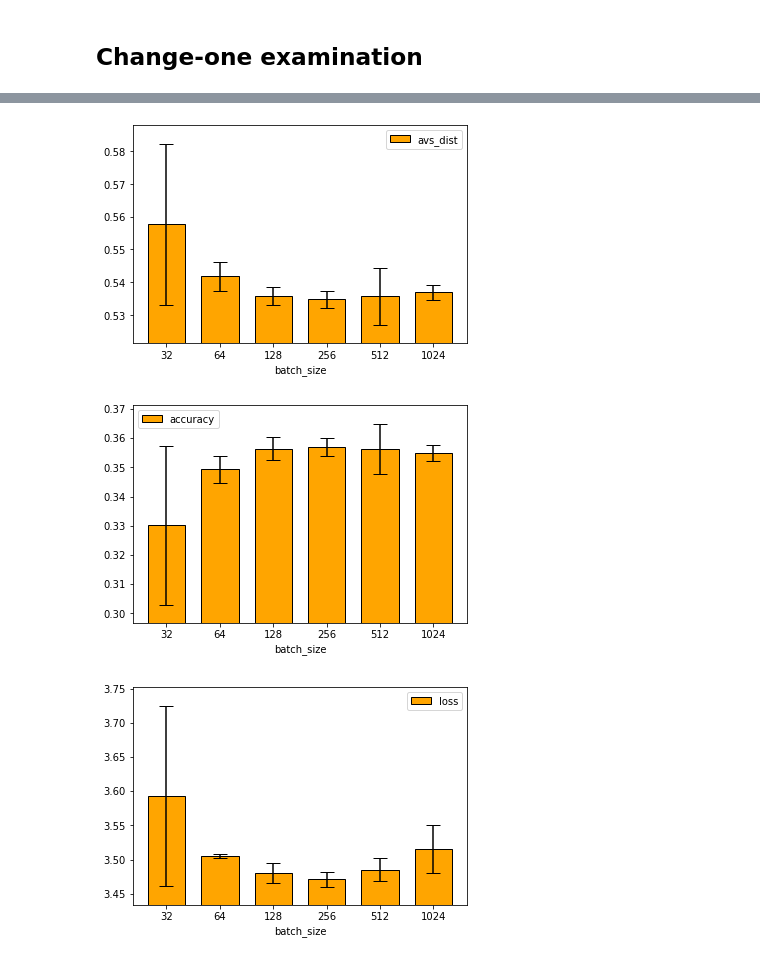
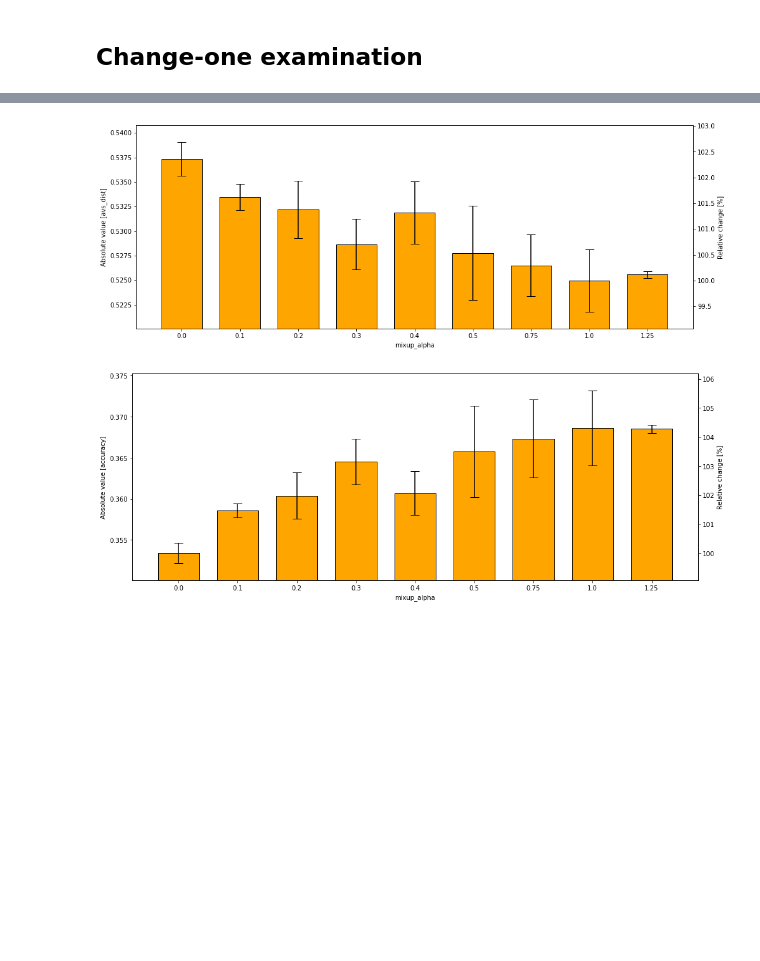
Before and after one commit to ronaldluc/DeepSaber, a Jupyter notebook: research/experiments/config_graphs.ipynb, the cells around one changed output, grey strips where cells are left out. Drawn from its saved outputs; the diff is of its cells as text; code cells hidden in the pictures; blank space fills up the shorter version.

Commit message:
feat(experiments): add multiple experiments run

```diff
--- a/research/experiments/config_graphs.ipynb
+++ b/research/experiments/config_graphs.ipynb
@@ -1,9 +1,11 @@
 # %% [markdown]
 ## Change-one examination
 # %%
+%matplotlib inline
+# %matplotlib notebook
 import pandas as pd
 import numpy as np
-df = pd.read_csv('../../data/experiments/batch_size.csv', index_col=0)
+df = pd.read_csv('../../data/experiments/mixup_alpha.csv', index_col=0)
 df.head()
 # %% [output]
 |  | loss | accuracy | avs_dist | avs_l1 | avs_l2 | history | elapsed |
@@ -34,34 +34,51 @@ res.head()
 # %%
 import matplotlib.pyplot as plt
 
+
 def plot_col(df, col, ylabel=''):
     barWidth = 0.7
-    mean = res[f'{col}_mean']
-    yer = res[f'{col}_std'] * 2
+    mean = df[f'{col}_mean']
+    norm_mean = mean / mean.min()
+    yer = df[f'{col}_std'] * 2
     yer = yer.fillna(0)
 
     # The x position of bars
     x_pos = np.arange(len(mean))
     bot, top = (mean - yer).min(), (mean + yer).max()
     padding = (top - bot) * 0.1
     bot, top = bot - padding, top + padding
 
+
+    fig = plt.figure(None, figsize=(16, 6,))
+
+    ax = fig.add_subplot(1, 1, 1)
+
     # Create bars
-    plt.bar(x_pos, mean, width = barWidth, color = 'orange', edgecolor = 'black', yerr=yer, capsize=7, label=f'{col}')
+    ax.bar(x_pos, mean, width = barWidth, color = 'orange', edgecolor = 'black', yerr=yer, capsize=7, label=f'{col}')
 
     # General layout
-    plt.xticks([x for x in range(len(mean))], df.index)
-    plt.xlabel(df.index.name)
-    plt.ylabel(ylabel)
-    plt.ylim(bot, top)
-    plt.legend()
+    ax.set_xticks([x for x in range(len(mean))]) # , df.index
+    ax.set_xticklabels(['],\n'.join(str(x).split('],')) for x in df.index])
+    ax.set_xlabel(df.index.name)
+    ax.set_ylabel(ylabel)
+    ax.set_ylim(bot, top)
+    ax.set_ylabel(f'Absolute value [{col}]')
 
-    plt.show()
+    ax2 = ax.twinx()
 
-plot_col(res, 'avs_dist')
-plot_col(res, 'accuracy')
-plot_col(res, 'loss')
+    ax2.set_ylabel('Relative change [%]')
+
+    ax2.set_ylim(bot / mean.min() * 100, top / mean.min() * 100)
+
+#     fig.legend()
+    fig.show()
+
+def plot_cols(df, cols):
+    groupped_df = df.groupby(df.index).apply(get_stats)
+    for col in cols:
+        plot_col(groupped_df, col)
+
+plot_cols(df, ['avs_dist', 'accuracy', ])
 # %% [output]
-[figure, old version]
+[figure, new version]
-[figure, old version]
+[figure, new version]
-[figure, removed]
```
Also changed, not shown: parts of 3 cells of this notebook, 2 other files.
